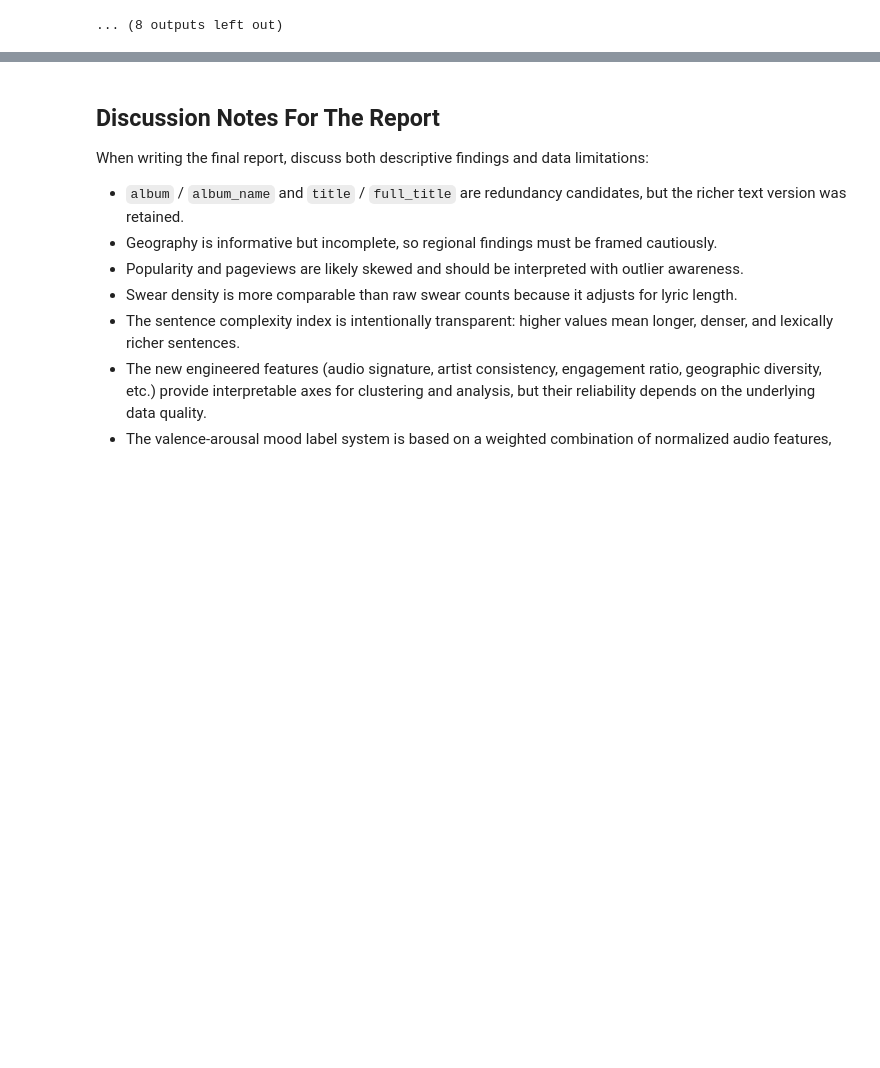
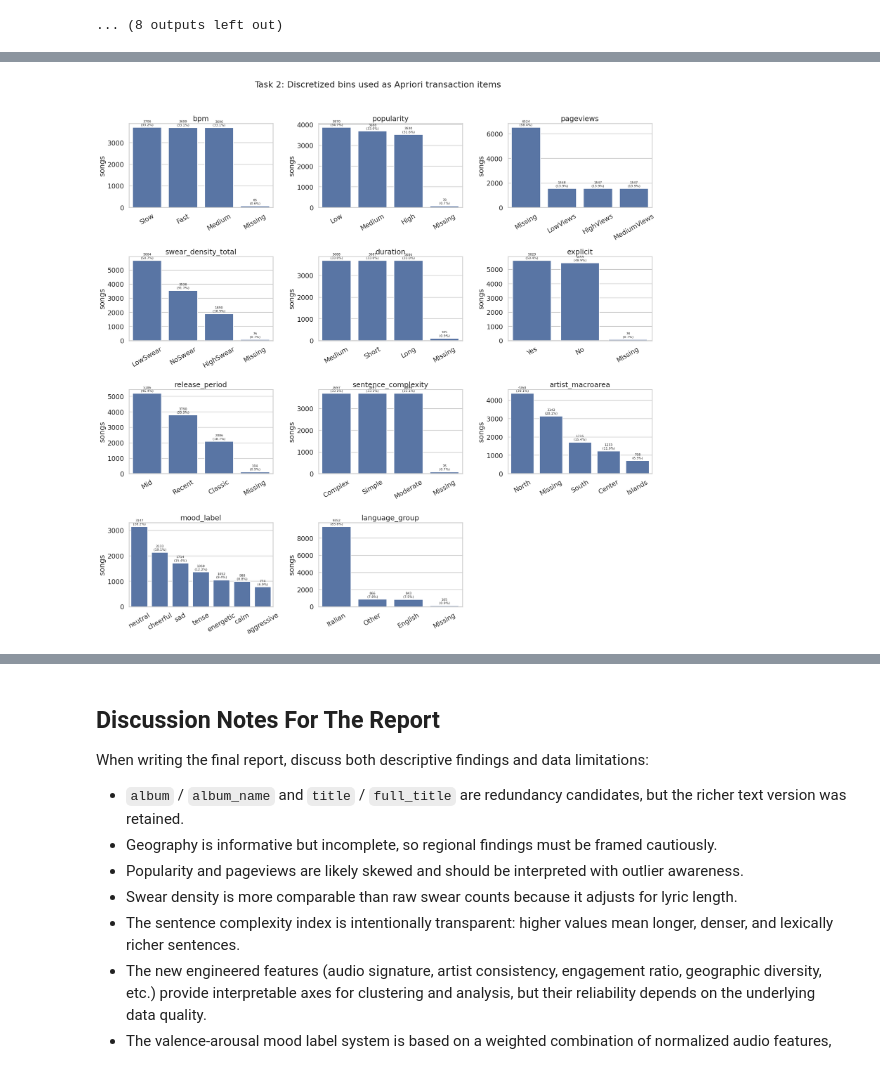
Before and after one commit to simonegrandinetti/ML_first_project, a Jupyter notebook: main_project.ipynb, the cells around one changed output, grey strips where cells are left out. Cells and saved outputs as stored; diff of their text form; code cells hidden in the pictures; blank space fills up the shorter version.

```diff
--- a/main_project.ipynb
+++ b/main_project.ipynb
@@ -2048,0 +2446,48 @@ AttributeError: module 'functions' has no attribute 'find_frequent_itemsets'
+# %%
+# Task 2.2 — Visual check of the discretized transaction items
+
+plot_columns = discretized_columns
+n_cols = 3
+n_rows = int(np.ceil(len(plot_columns) / n_cols))
+fig, axes = plt.subplots(n_rows, n_cols, figsize=(20, 4.8 * n_rows))
+axes = np.array(axes).reshape(-1)
+
+for i, col in enumerate(plot_columns):
+    ax = axes[i]
+    counts = (
+        apriori_df[col]
+        .astype("string")
+        .fillna("Missing")
+        .value_counts()
+        .sort_values(ascending=False)
+    )
+    sns.barplot(
+        x=counts.index.astype(str),
+        y=counts.values,
+        ax=ax,
+    )
+    ax.set_title(col.replace("disc_", ""))
+    ax.set_xlabel("")
+    ax.set_ylabel("songs")
+    ax.tick_params(axis="x", rotation=30)
+
+    total = counts.sum()
+    max_count = counts.max()
+    for x, y in enumerate(counts.values):
+        ax.text(
+            x,
+            y + max_count * 0.015,
+            f"{int(y)}\n({100 * y / total:.1f}%)",
+            ha="center",
+            va="bottom",
+            fontsize=8,
+        )
+
+for j in range(len(plot_columns), len(axes)):
+    axes[j].axis("off")
+
+fig.suptitle("Task 2: Discretized bins used as Apriori transaction items", y=1.02)
+plt.tight_layout()
+plt.show()
+# %% [output]
+[figure, added]
```
Also changed, not shown: parts of 13 cells of this notebook, 1 other file.
